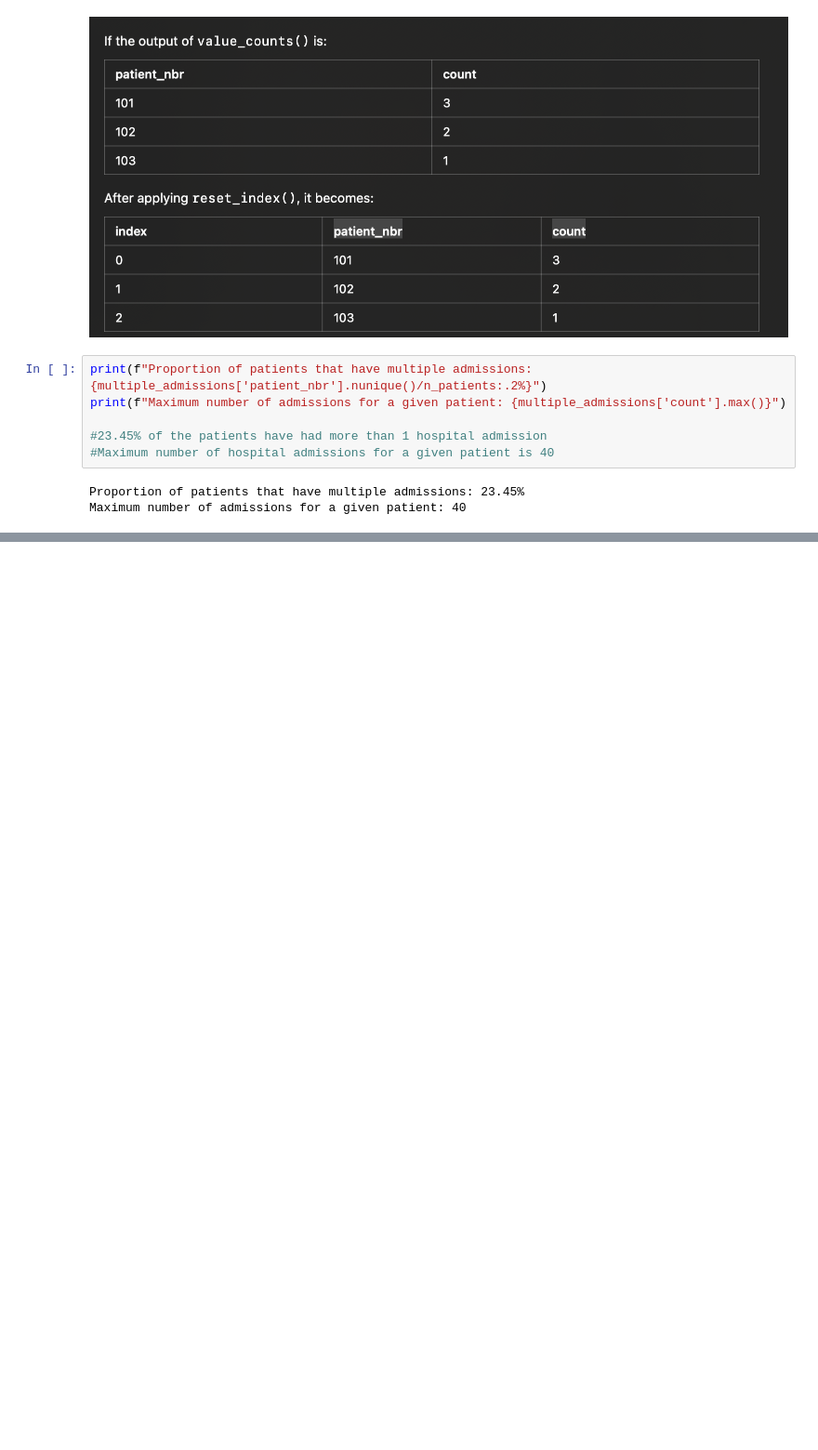
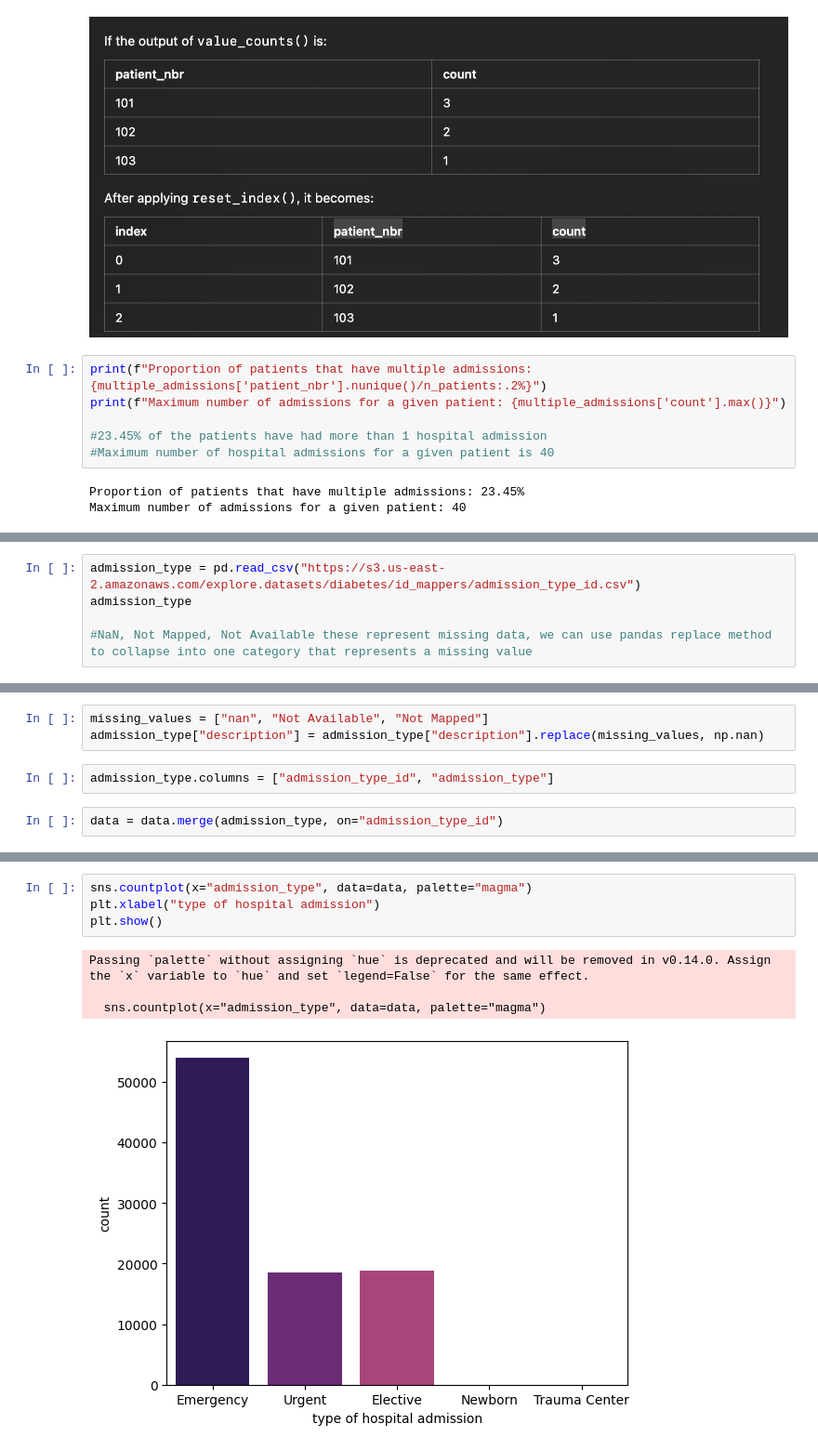
Before and after one commit to mervegb/diabetes-ml, a Jupyter notebook: diabetes_ml.ipynb, the cells around one changed output, grey strips where cells are left out. Shown at 93% size. Saved outputs shown, nothing was run; the diff lists cells and outputs as text; blank space fills up the shorter version.

```diff
--- a/diabetes_ml.ipynb
+++ b/diabetes_ml.ipynb
@@ -77,0 +95,5 @@ Maximum number of admissions for a given patient: 40
+# %%
+admission_type = pd.read_csv("https://s3.us-east-2.amazonaws.com/explore.datasets/diabetes/id_mappers/admission_type_id.csv")
+admission_type
+
+#NaN, Not Mapped, Not Available these represent missing data, we can use pandas replace method to collapse into one category that represents a missing value
@@ -77,0 +110,7 @@ Maximum number of admissions for a given patient: 40
+# %%
+missing_values = ["nan", "Not Available", "Not Mapped"]
+admission_type["description"] = admission_type["description"].replace(missing_values, np.nan)
+# %%
+admission_type.columns = ["admission_type_id", "admission_type"]
+# %%
+data = data.merge(admission_type, on="admission_type_id")
@@ -77,0 +128,9 @@ Maximum number of admissions for a given patient: 40
+# %%
+sns.countplot(x="admission_type", data=data, palette="magma")
+plt.xlabel("type of hospital admission")
+plt.show()
+# %% [output]
+Passing `palette` without assigning `hue` is deprecated and will be removed in v0.14.0. Assign the `x` variable to `hue` and set `legend=False` for the same effect.
+
+  sns.countplot(x="admission_type", data=data, palette="magma")
+[figure, added]
```
Also changed, not shown: parts of 24 cells of this notebook.
